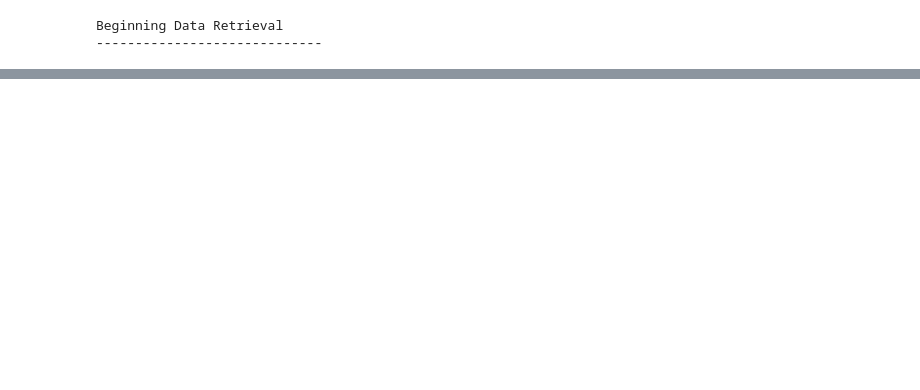
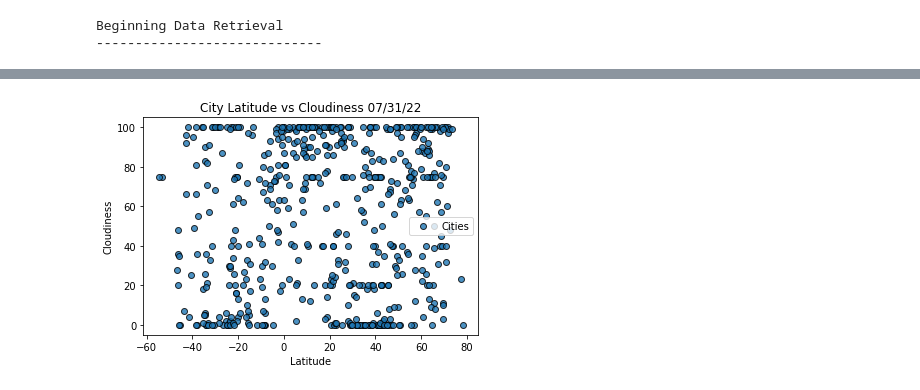
Before and after one commit to RVP97/World_Weather_Analysis, a Jupyter notebook: WeatherPy.ipynb, the cells around one changed output, grey strips where cells are left out. Saved outputs shown, nothing was run; the diff lists cells and outputs as text; code cells hidden in the pictures; blank space fills up the shorter version.

```diff
--- a/WeatherPy.ipynb
+++ b/WeatherPy.ipynb
@@ -122,0 +160,16 @@ df.to_csv(output_data_file, index_label="City_ID")
+# %%
+plt.scatter(lats,
+            cloudiness,
+            edgecolors="black",
+            linewidths=1,
+            marker='o',
+            alpha=.8,
+            label='Cities')
+plt.legend()
+plt.title('City Latitude vs Cloudiness ' + time.strftime('%x'))
+plt.xlabel('Latitude')
+plt.ylabel('Cloudiness')
+plt.savefig("weather_data/Fig1.png")
+plt.show()
+# %% [output]
+[figure, added]
```
Also changed, not shown: parts of 22 cells of this notebook, 3 other files.
